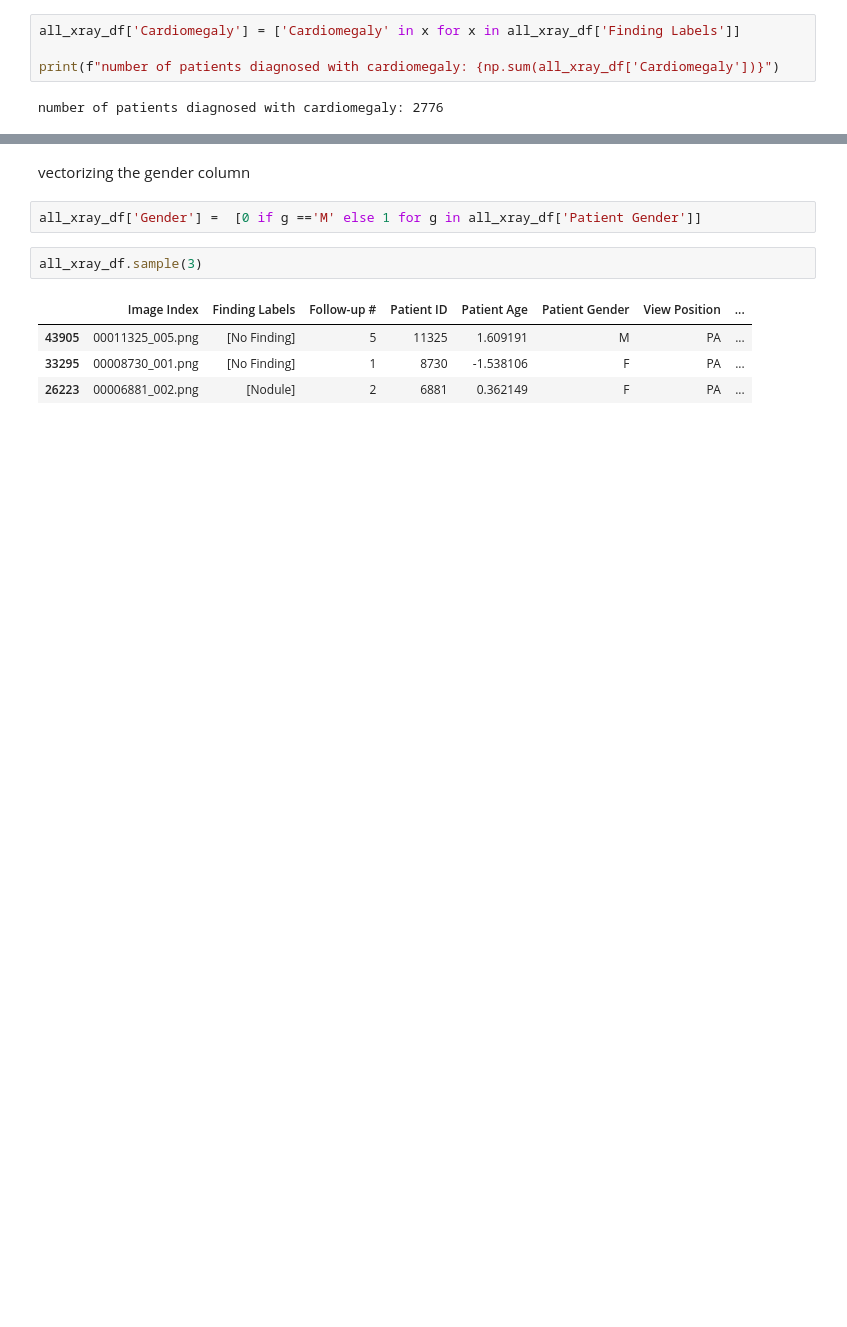
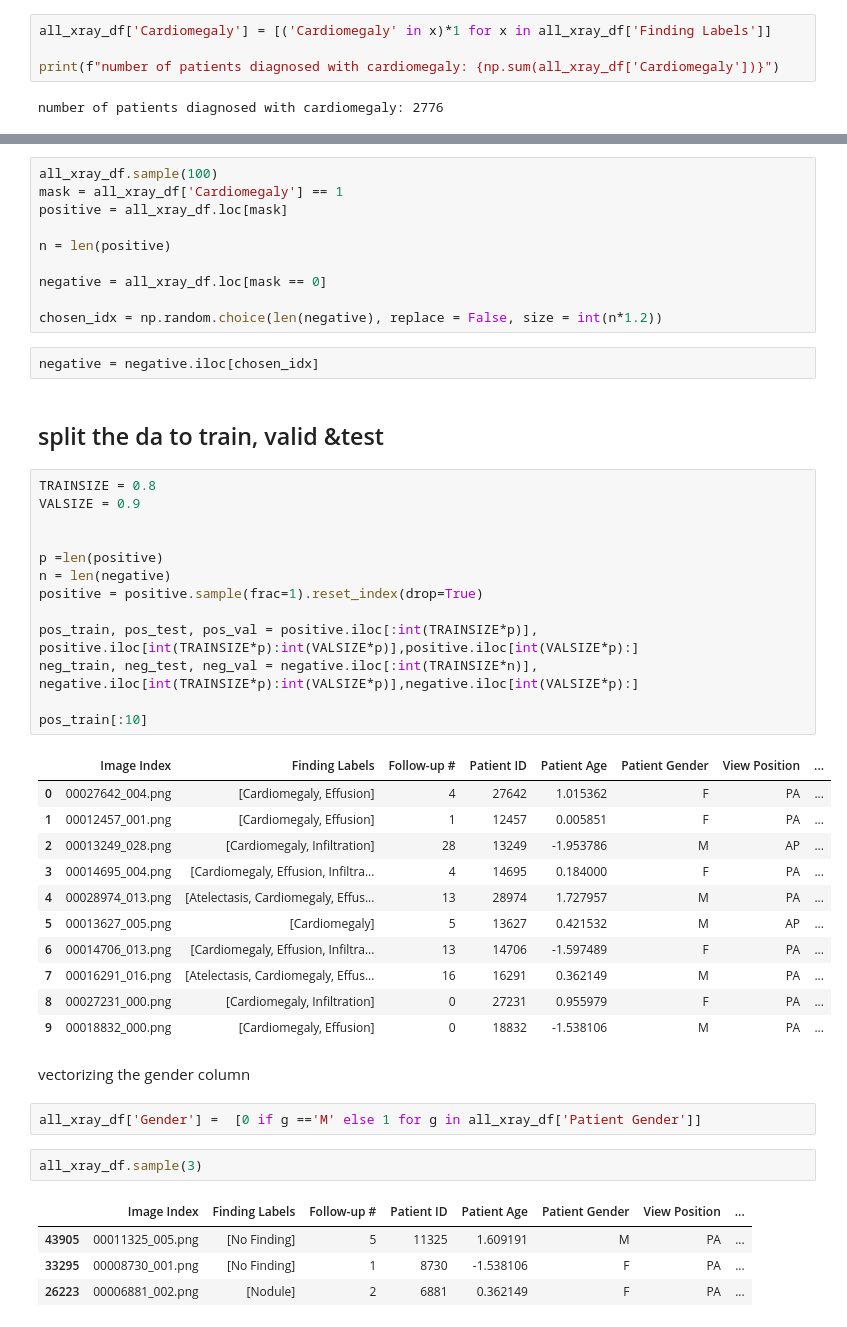
Before and after one commit to nadavo11/AI-CNN-X-ray-Cardiomegali-Detector, a Jupyter notebook: Colab.ipynb, the cells around one changed output, grey strips where cells are left out. Drawn from its saved outputs; the diff is of its cells as text; blank space fills up the shorter version.

```diff
--- a/Colab.ipynb
+++ b/Colab.ipynb
@@ -111,7 +111,7 @@ Here we take the labels and make them into a more clear format. what's most impo
 # %%
 all_xray_df['Finding Labels'] = [x.split("|") for x in all_xray_df['Finding Labels']]
 # %%
-all_xray_df['Cardiomegaly'] = ['Cardiomegaly' in x for x in all_xray_df['Finding Labels']]
+all_xray_df['Cardiomegaly'] = [('Cardiomegaly' in x)*1 for x in all_xray_df['Finding Labels']]
 
 print(f"number of patients diagnosed with cardiomegaly: {np.sum(all_xray_df['Cardiomegaly'])}")
 # %% [output]
@@ -145,3 +147,42 @@ all_xray_df.sample(3)
+# %%
+all_xray_df.sample(100)
+mask = all_xray_df['Cardiomegaly'] == 1
+positive = all_xray_df.loc[mask]
+
+n = len(positive)
+
+negative = all_xray_df.loc[mask == 0]
+
+chosen_idx = np.random.choice(len(negative), replace = False, size = int(n*1.2))
+# %%
+negative = negative.iloc[chosen_idx]
+# %% [markdown]
+## split the da to train, valid &test
+# %%
+TRAINSIZE = 0.8
+VALSIZE = 0.9
+
+
+p =len(positive)
+n = len(negative)
+positive = positive.sample(frac=1).reset_index(drop=True)
+
+pos_train, pos_test, pos_val = positive.iloc[:int(TRAINSIZE*p)], positive.iloc[int(TRAINSIZE*p):int(VALSIZE*p)],positive.iloc[int(VALSIZE*p):]
+neg_train, neg_test, neg_val = negative.iloc[:int(TRAINSIZE*n)], negative.iloc[int(TRAINSIZE*p):int(VALSIZE*p)],negative.iloc[int(VALSIZE*p):]
+
+pos_train[:10]
+# %% [output]
+|  | Image Index | Finding Labels | Follow-up # | Patient ID | Patient Age | Patient Gender | View Position | ... |
+| 0 | 00027642_004.png | [Cardiomegaly, Effusion] | 4 | 27642 | 1.015362 | F | PA | ... |
+| 1 | 00012457_001.png | [Cardiomegaly, Effusion] | 1 | 12457 | 0.005851 | F | PA | ... |
+| 2 | 00013249_028.png | [Cardiomegaly, Infiltration] | 28 | 13249 | -1.953786 | M | AP | ... |
+| 3 | 00014695_004.png | [Cardiomegaly, Effusion, Infiltra... | 4 | 14695 | 0.184000 | F | PA | ... |
+| 4 | 00028974_013.png | [Atelectasis, Cardiomegaly, Effus... | 13 | 28974 | 1.727957 | M | PA | ... |
+| 5 | 00013627_005.png | [Cardiomegaly] | 5 | 13627 | 0.421532 | M | AP | ... |
+| 6 | 00014706_013.png | [Cardiomegaly, Effusion, Infiltra... | 13 | 14706 | -1.597489 | F | PA | ... |
+| 7 | 00016291_016.png | [Atelectasis, Cardiomegaly, Effus... | 16 | 16291 | 0.362149 | M | PA | ... |
+| 8 | 00027231_000.png | [Cardiomegaly, Infiltration] | 0 | 27231 | 0.955979 | F | PA | ... |
+| 9 | 00018832_000.png | [Cardiomegaly, Effusion] | 0 | 18832 | -1.538106 | M | PA | ... |
 # %% [markdown]
 
 vectorizing the gender column
```
Also changed, not shown: parts of 12 cells of this notebook.
